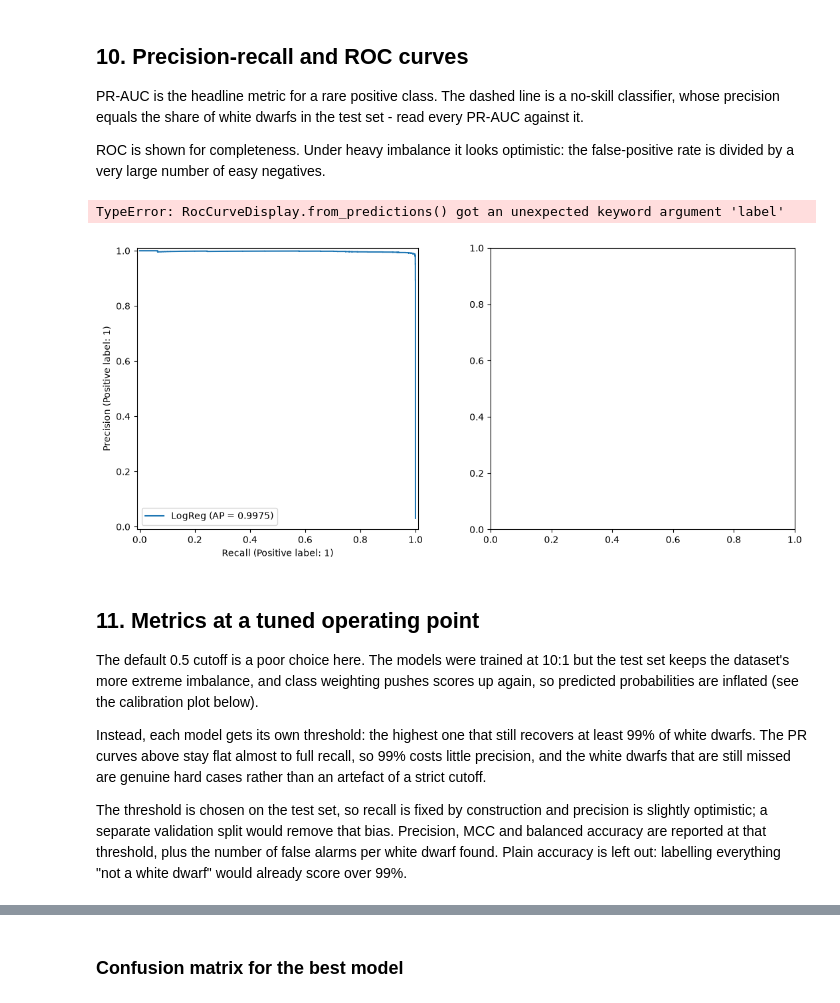
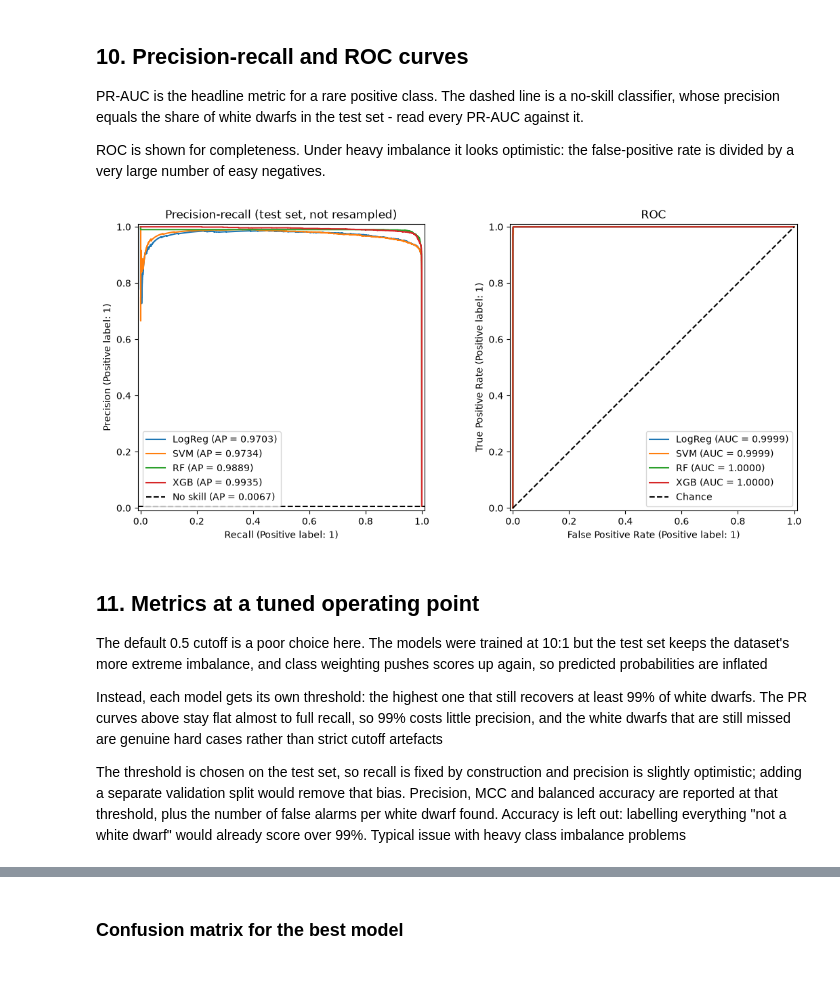
Before and after one commit to DhLYa/WD-Classification, a Jupyter notebook: notebooks/02_wd_classification.ipynb, the cells around one changed output, grey strips where cells are left out. Cells and saved outputs as stored; diff of their text form; code cells hidden in the pictures; blank space fills up the shorter version.

```diff
--- a/notebooks/02_wd_classification.ipynb
+++ b/notebooks/02_wd_classification.ipynb
@@ -209,8 +250,8 @@ the information in G, BP, RP and parallax.
 # %%
 # Common feature set shared with the field-star negatives below.
-feature_cols = ['g_mag_abs', 'bp_rp', 'g_rp', 'parallax']
+feature_cols = ["H_G", "bp_rp", "g_rp", "parallax"]
 
-keep_cols = ['source_id', 'dr2_source_id', 'spec_class', 'class'] + feature_cols
+keep_cols = ["source_id", "dr2_source_id", "spec_class", "class"] + feature_cols
 wd_model = wd_df[keep_cols].copy()
 wd_model.head()
 # %% [output]
@@ -438,20 +480,55 @@ params_dict = {
 
 fitted_models = {}
 scores_dict = {}   # positive-class scores on the test set, per model
+train_info = {}    # timing and convergence, per model
 # %%
+print(f"Training on {len(y_train):,} rows ({int(y_train.sum()):,} white dwarfs), "
+      f"scoring {len(y_test):,} test rows\n")
+loop_start = time.perf_counter()
+
 for model in models_dict.keys():
     print(f"Starting on {model}")
     clf = models_dict[model]
     clf.set_params(**params_dict[model])
-    clf.fit(X_train_s, y_train)
+
+    # Record convergence warnings instead of letting them scroll past
+    with warnings.catch_warnings(record=True) as caught:
+        warnings.simplefilter("always", ConvergenceWarning)
+        t0 = time.perf_counter()
+        clf.fit(X_train_s, y_train)
+        fit_time = time.perf_counter() - t0
+    converged = not any(issubclass(w.category, ConvergenceWarning) for w in caught)
 
     # LinearSVC has no predict_proba; decision_function scores work for PR/ROC curves
     # since only the ranking matters
+    t0 = time.perf_counter()
     if hasattr(clf, "predict_proba"):
         scores = clf.predict_proba(X_test_s)[:, 1]
     else:
         scores = clf.decision_function(X_test_s)
+    score_time = time.perf_counter() - t0
+
+    # Iterations for the linear solvers, boosting rounds for XGBoost; None for the random forest
+    n_iter = getattr(clf, "n_iter_", None)
+    if n_iter is not None:
+        n_iter = int(np.max(n_iter))
+    elif hasattr(clf, "get_booster"):
+        n_iter = clf.get_booster().num_boosted_rounds()
 
     fitted_models[model] = clf
     scores_dict[model] = scores
+    train_info[model] = {
+        "fit_time_s": fit_time,
+        "score_time_s": score_time,
+        "n_iter": n_iter,
+        "converged": converged,
+        "test_pr_auc": average_precision_score(y_test, scores),
+    }
+    print(f"  fit {fit_time:.1f}s | score {score_time:.1f}s | iterations {n_iter} | "
+          f"converged {converged} | test PR-AUC {train_info[model]['test_pr_auc']:.4f}")
+    if not converged:
+        print(f"  WARNING: {model} did not converge - consider raising max_iter")
+
+print(f"\nAll models trained in {time.perf_counter() - loop_start:.1f}s")
+pd.DataFrame(train_info).T
 # %% [output]
@@ -470,40 +560,39 @@ divided by a very large number of easy negatives.
 # %%
 prevalence = y_test.mean()
 
 fig, (ax_pr, ax_roc) = plt.subplots(1, 2, figsize=(13, 5.5))
 for name, scores in scores_dict.items():
     # explicit labels: the default legend rounds to 2 decimals, which shows every model as 1.00
     PrecisionRecallDisplay.from_predictions(
         y_test, scores, ax=ax_pr, label=f"{name} (AP = {average_precision_score(y_test, scores):.4f})")
     RocCurveDisplay.from_predictions(
-        y_test, scores, ax=ax_roc, label=f"{name} (AUC = {roc_auc_score(y_test, scores):.4f})")
+        y_test, scores, ax=ax_roc, curve_kwargs={"label": f"{name} (AUC = {roc_auc_score(y_test, scores):.4f})"})
 
 ax_pr.axhline(prevalence, ls="--", c="k", label=f"No skill (AP = {prevalence:.4f})")
 ax_pr.set_title("Precision-recall (test set, not resampled)")
 ax_pr.legend(loc="lower left")
 
 ax_roc.plot([0, 1], [0, 1], "k--", label="Chance")
 ax_roc.set_title("ROC")
 ax_roc.legend(loc="lower right")
 plt.show()
 # %% [output]
-TypeError: RocCurveDisplay.from_predictions() got an unexpected keyword argument 'label'
-[figure, old version]
+[figure, new version]
 # %% [markdown]
 ## 11. Metrics at a tuned operating point
 
 The default 0.5 cutoff is a poor choice here. The models were trained at 10:1 but the test set keeps
 the dataset's more extreme imbalance, and class weighting pushes scores up again, so predicted
-probabilities are inflated (see the calibration plot below).
+probabilities are inflated
 
 Instead, each model gets its own threshold: the highest one that still recovers at least 99% of white
 dwarfs. The PR curves above stay flat almost to full recall, so 99% costs little precision, and the
-white dwarfs that are still missed are genuine hard cases rather than an artefact of a strict cutoff.
+white dwarfs that are still missed are genuine hard cases rather than strict cutoff artefacts
 
 The threshold is chosen on the test set, so recall is fixed by construction and precision is
-slightly optimistic; a separate validation split would remove that bias. Precision, MCC and balanced accuracy are reported at that threshold, plus the number of false
-alarms per white dwarf found. Plain accuracy is left out: labelling everything "not a white dwarf"
-would already score over 99%.
+slightly optimistic; adding a separate validation split would remove that bias. Precision, MCC and balanced accuracy are reported at that threshold, plus the number of false
+alarms per white dwarf found. Accuracy is left out: labelling everything "not a white dwarf"
+would already score over 99%. Typical issue with heavy class imbalance problems
 # %%
 target_recall = 0.99
 y_true = y_test.to_numpy()
```
Also changed, not shown: parts of 34 cells of this notebook, 2 other files.
